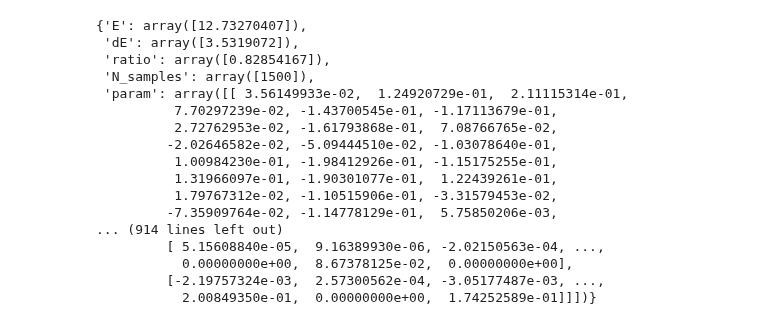
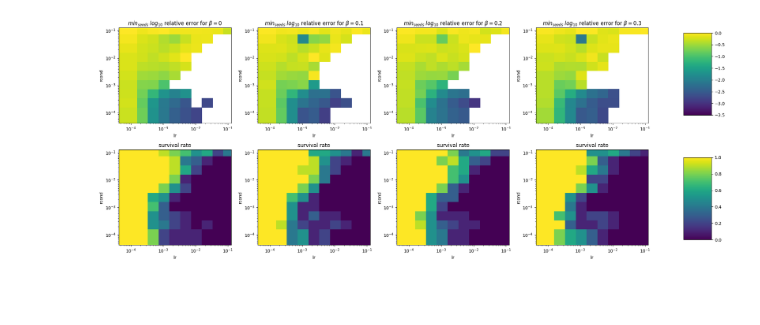
Before and after one commit to evanwonisch/NeuralQuantumStates, a Jupyter notebook: run/heisenberg/gridsearch_analysis.ipynb, the cells around one changed output. Drawn from its saved outputs; the diff is of its cells as text; code cells hidden in the pictures; blank space fills up the shorter version.

```diff
--- a/run/heisenberg/gridsearch_analysis.ipynb
+++ b/run/heisenberg/gridsearch_analysis.ipynb
@@ -45,20 +7,0 @@ with open(path+"hyper_i=0_seed=0", "rb") as f:
-# %%
-obj
-# %% [output]
-{'E': array([12.73270407]),
- 'dE': array([3.5319072]),
- 'ratio': array([0.82854167]),
- 'N_samples': array([1500]),
- 'param': array([[ 3.56149933e-02,  1.24920729e-01,  2.11115314e-01,
-          7.70297239e-02, -1.43700545e-01, -1.17113679e-01,
-          2.72762953e-02, -1.61793868e-01,  7.08766765e-02,
-         -2.02646582e-02, -5.09444510e-02, -1.03078640e-01,
-          1.00984230e-01, -1.98412926e-01, -1.15175255e-01,
-          1.31966097e-01, -1.90301077e-01,  1.22439261e-01,
-          1.79767312e-02, -1.10515906e-01, -3.31579453e-02,
-         -7.35909764e-02, -1.14778129e-01,  5.75850206e-03,
-... (914 lines left out)
-         [ 5.15608840e-05,  9.16389930e-06, -2.02150563e-04, ...,
-           0.00000000e+00,  8.67378125e-02,  0.00000000e+00],
-         [-2.19757324e-03,  2.57300562e-04, -3.05177487e-03, ...,
-           2.00849350e-01,  0.00000000e+00,  1.74252589e-01]]])}
@@ -83,0 +8,5 @@ relative_erros
+# %%
+hyper = np.load("run/heisenberg/hyper_cube.npy")
+N = 10
+lr = hyper[:, 0].reshape((N,N))
+rcond = hyper[:, 1].reshape((N,N))
@@ -83,0 +56,33 @@ relative_erros
+# %%
+f, axs = plt.subplots(2, len(betas), figsize = (18,8))
+
+re_axes = []
+surv_axes = []
+for i, beta in enumerate(betas):
+    re_im = axs[0, i].pcolor(lr, rcond, jnp.log(rel_errs[i])/jnp.log(10), vmin = -3.5, vmax = 0)
+    axs[0, i].set_ylabel("rcond")
+    axs[0, i].set_xlabel("lr")
+    axs[0, i].set_title("$min_{seeds}$ $log_{10}$ relative error for $\\beta="+str(beta)+"$")
+    axs[0, i].set_xscale("log")
+    axs[0, i].set_yscale("log")
+    re_axes.append(axs[0,i])
+
+    surv_im = axs[1, i].pcolor(lr, rcond, survival[i])
+    axs[1, i].set_ylabel("rcond")
+    axs[1, i].set_xlabel("lr")
+    axs[1, i].set_title("survival rate")
+    axs[1, i].set_xscale("log")
+    axs[1, i].set_yscale("log")
+    surv_axes.append(axs[1, i])
+
+# error
+cbar_ax = f.add_axes([1.05, 0.6, 0.05, 0.33])
+f.colorbar(re_im, cax=cbar_ax)
+
+# survival
+cbar_ax = f.add_axes([1.05, 0.1, 0.05, 0.33])
+f.colorbar(surv_im, cax=cbar_ax)
+
+f.tight_layout()
+# %% [output]
+[figure, added]
```
Also changed, not shown: parts of 11 cells of this notebook, 8 other files.
